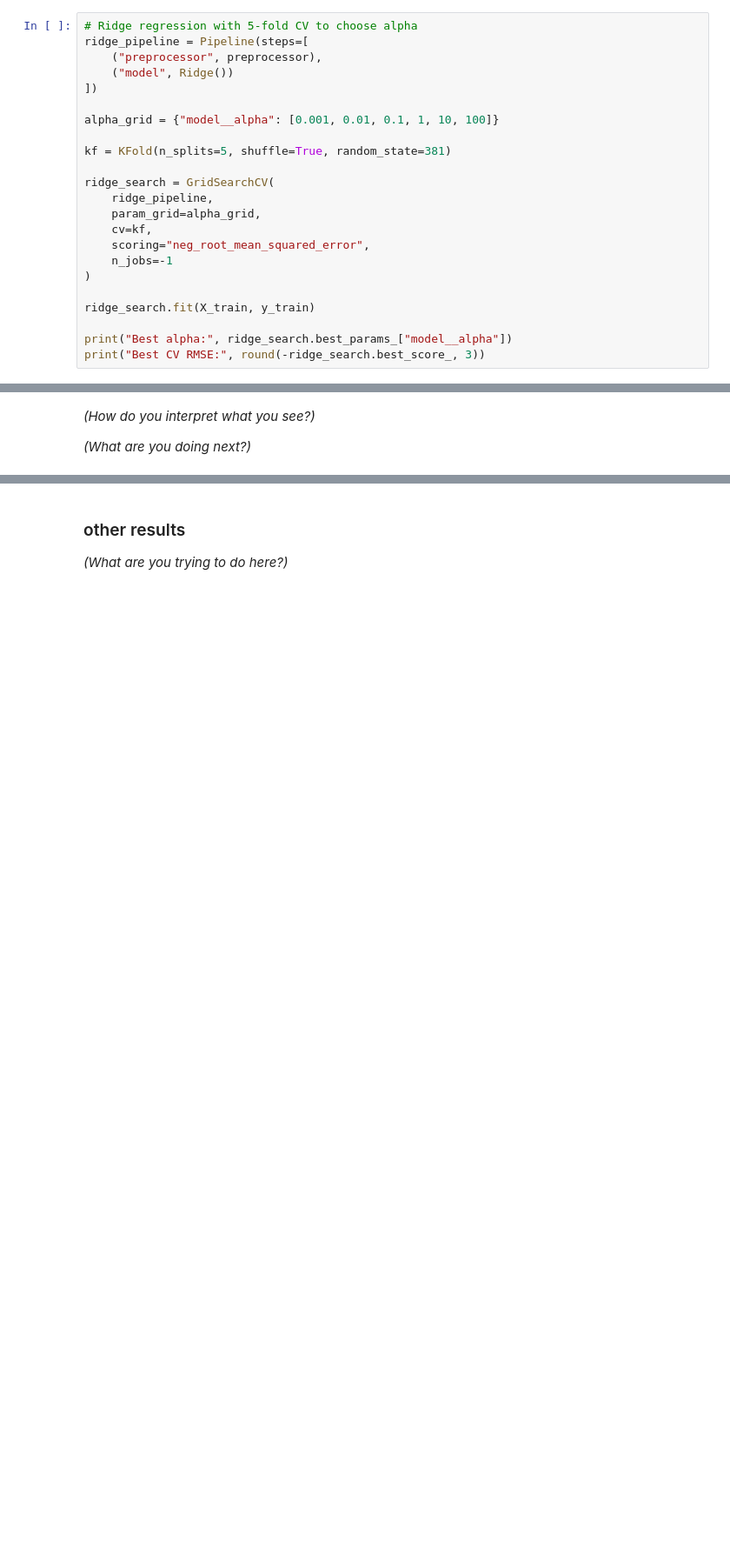
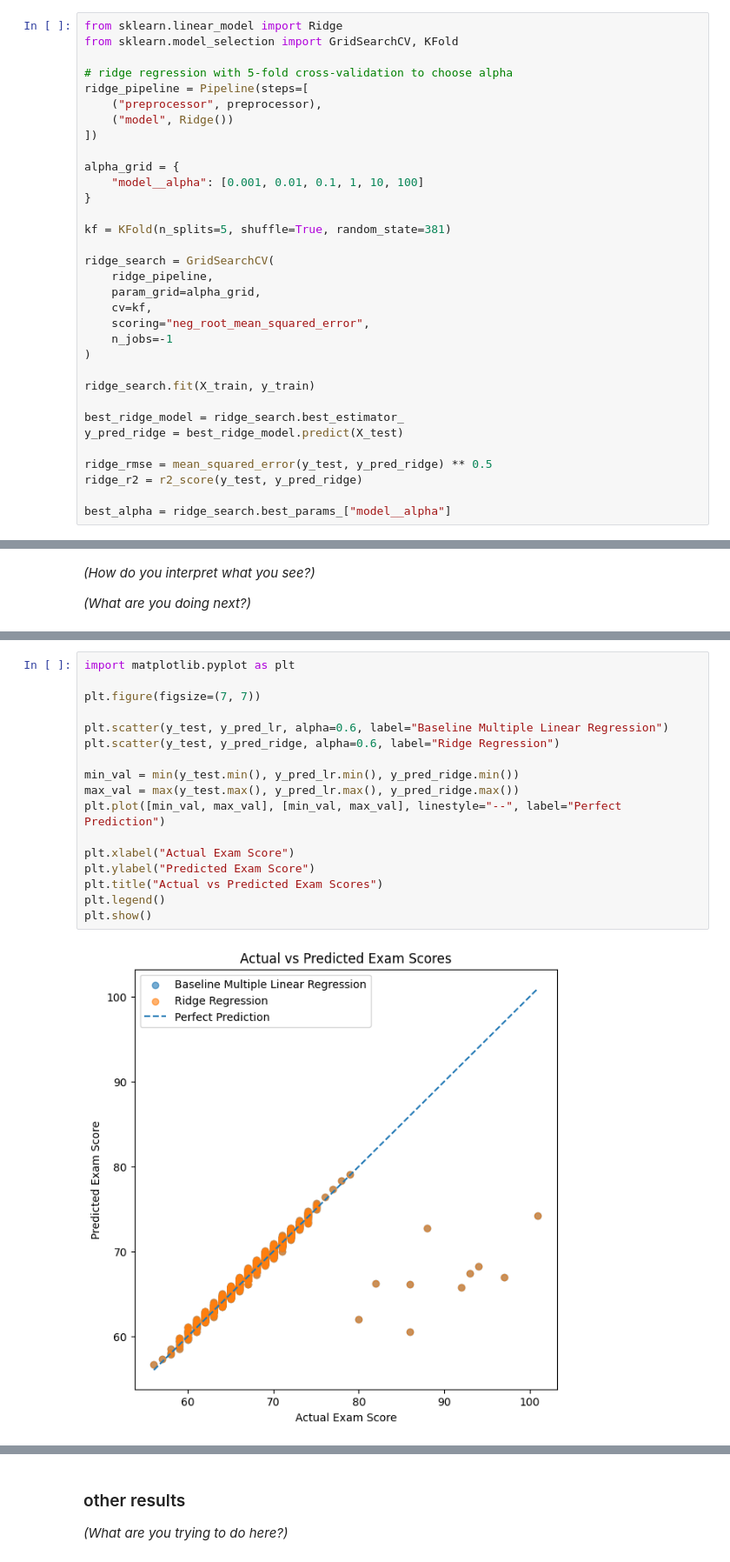
Before and after one commit to bansenj1/CMSE381-Final-Project, a Jupyter notebook: project.ipynb, the cells around one changed output, grey strips where cells are left out. Shown at 87% size. Drawn from its saved outputs; the diff is of its cells as text; blank space fills up the shorter version.

Commit message:
Results for regression

```diff
--- a/project.ipynb
+++ b/project.ipynb
@@ -252,11 +252,16 @@ R^2:  0.719
 # %%
-# Ridge regression with 5-fold CV to choose alpha
+from sklearn.linear_model import Ridge
+from sklearn.model_selection import GridSearchCV, KFold
+
+# ridge regression with 5-fold cross-validation to choose alpha
 ridge_pipeline = Pipeline(steps=[
     ("preprocessor", preprocessor),
     ("model", Ridge())
 ])
 
-alpha_grid = {"model__alpha": [0.001, 0.01, 0.1, 1, 10, 100]}
+alpha_grid = {
+    "model__alpha": [0.001, 0.01, 0.1, 1, 10, 100]
+}
 
 kf = KFold(n_splits=5, shuffle=True, random_state=381)
 
@@ -270,5 +275,10 @@ ridge_search = GridSearchCV(
 
 ridge_search.fit(X_train, y_train)
 
-print("Best alpha:", ridge_search.best_params_["model__alpha"])
-print("Best CV RMSE:", round(-ridge_search.best_score_, 3))
+best_ridge_model = ridge_search.best_estimator_
+y_pred_ridge = best_ridge_model.predict(X_test)
+
+ridge_rmse = mean_squared_error(y_test, y_pred_ridge) ** 0.5
+ridge_r2 = r2_score(y_test, y_pred_ridge)
+
+best_alpha = ridge_search.best_params_["model__alpha"]
@@ -441,0 +394,19 @@ The results were that the Ridge regression model performed identically to the ba
+# %%
+import matplotlib.pyplot as plt
+
+plt.figure(figsize=(7, 7))
+
+plt.scatter(y_test, y_pred_lr, alpha=0.6, label="Baseline Multiple Linear Regression")
+plt.scatter(y_test, y_pred_ridge, alpha=0.6, label="Ridge Regression")
+
+min_val = min(y_test.min(), y_pred_lr.min(), y_pred_ridge.min())
+max_val = max(y_test.max(), y_pred_lr.max(), y_pred_ridge.max())
+plt.plot([min_val, max_val], [min_val, max_val], linestyle="--", label="Perfect Prediction")
+
+plt.xlabel("Actual Exam Score")
+plt.ylabel("Predicted Exam Score")
+plt.title("Actual vs Predicted Exam Scores")
+plt.legend()
+plt.show()
+# %% [output]
+[figure, added]
```
Also changed, not shown: parts of 22 cells of this notebook.
